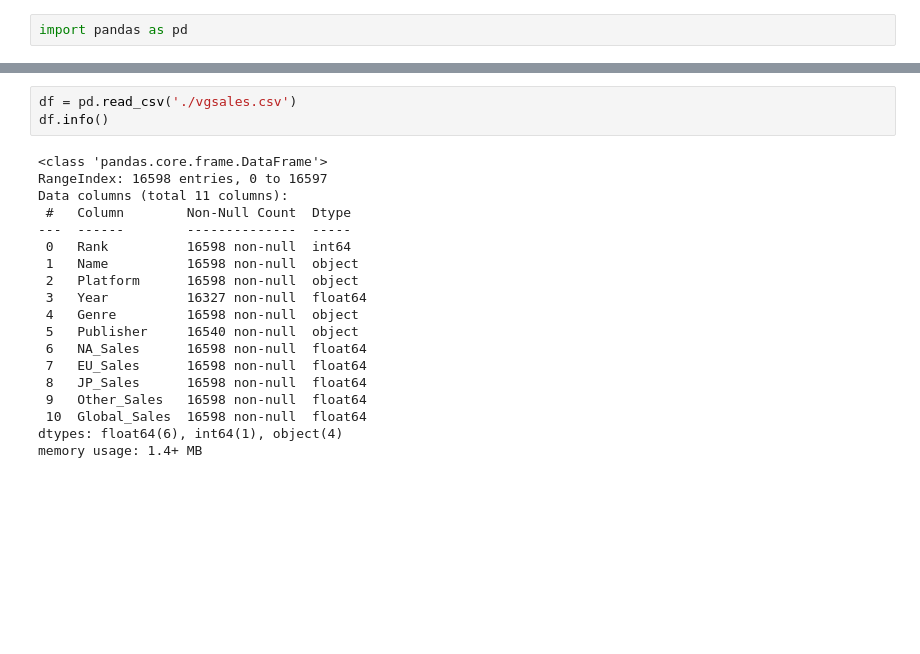
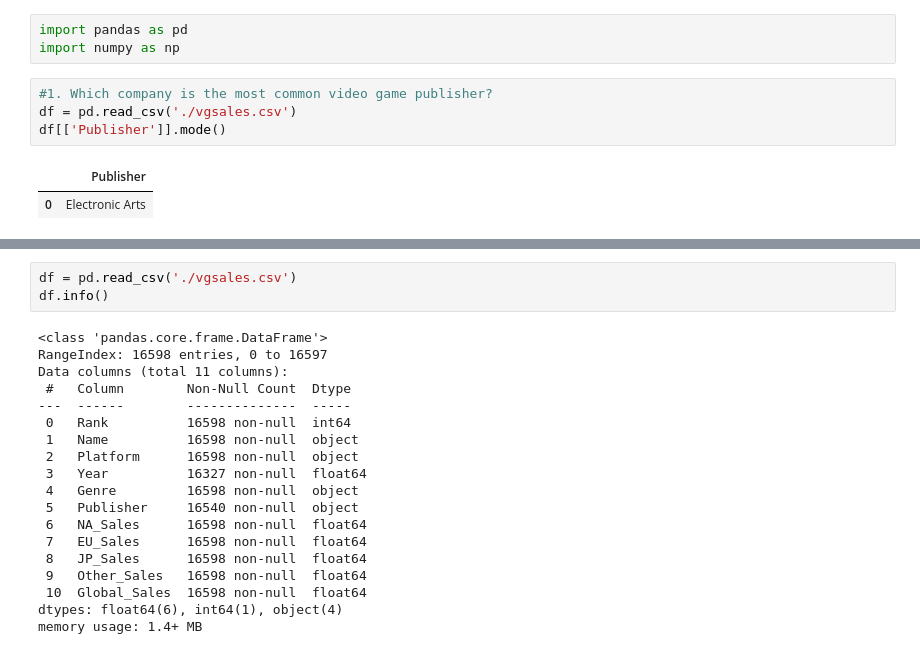
Before and after one commit to LeeThomas13/jupyter-notebooks, a Jupyter notebook: vg-stats/vg-stats.ipynb, the cells around one changed output, grey strips where cells are left out. Saved outputs shown, nothing was run; the diff lists cells and outputs as text; blank space fills up the shorter version.

```diff
--- a/vg-stats/vg-stats.ipynb
+++ b/vg-stats/vg-stats.ipynb
@@ -22,2 +70,10 @@ Come up with 3 more questions that can be answered with this data set.
 # %%
 import pandas as pd
+import numpy as np
+# %%
+#1. Which company is the most common video game publisher?
+df = pd.read_csv('./vgsales.csv')
+df[['Publisher']].mode()
+# %% [output]
+|  | Publisher |
+| 0 | Electronic Arts |
```
Also changed, not shown: parts of 10 cells of this notebook.
